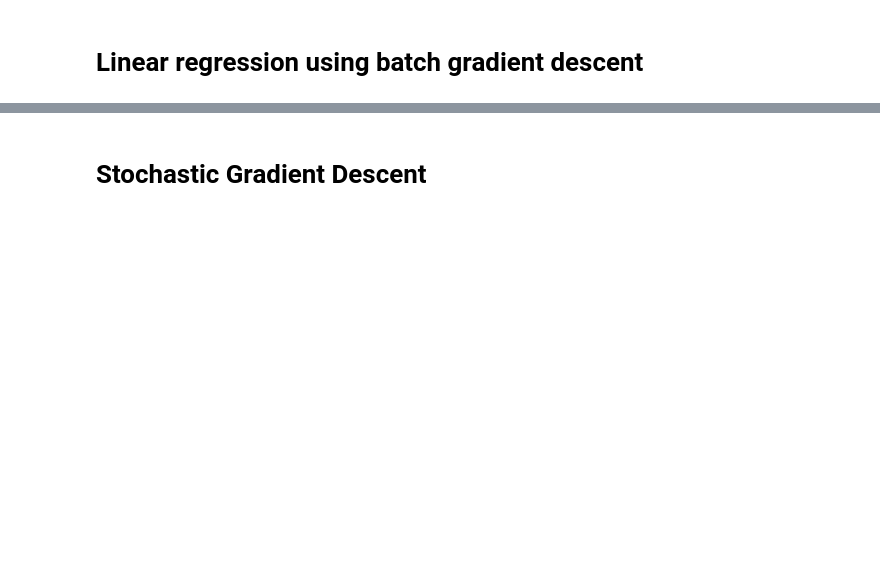
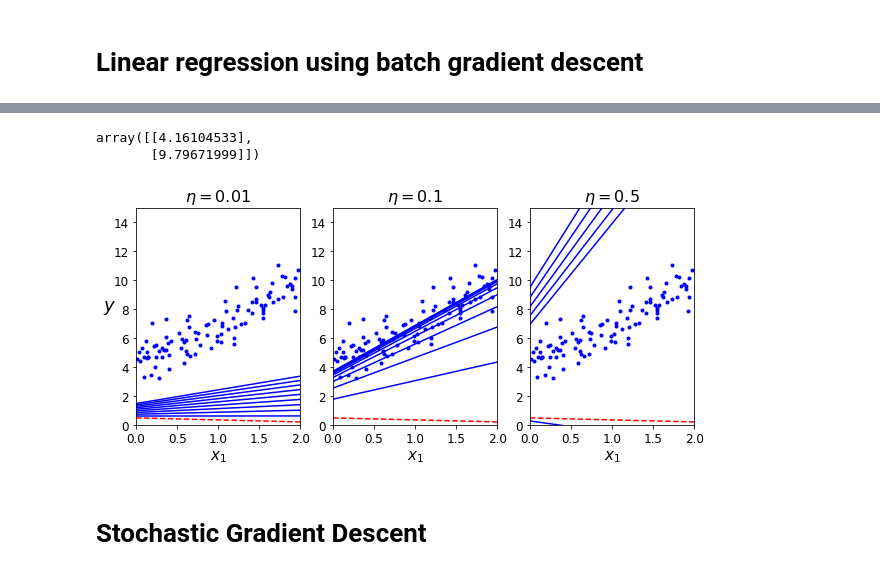
Before and after one commit to codingpanda19/mlgeo, a Jupyter notebook: 08_regularization/mlgeo_08_sgd_regularization.ipynb, the cells around one changed output, grey strips where cells are left out. Drawn from its saved outputs; the diff is of its cells as text; code cells hidden in the pictures; blank space fills up the shorter version.

```diff
--- a/08_regularization/mlgeo_08_sgd_regularization.ipynb
+++ b/08_regularization/mlgeo_08_sgd_regularization.ipynb
@@ -116,5 +145,8 @@ theta
 # %%
-# X_new_b.dot(theta)
+X_new_b.dot(theta)
+# %% [output]
+array([[4.16104533],
+       [9.79671999]])
 # %%
 # strore theta 0, 1 parameters' progress to plot it
 # calculate and plot function
@@ -143,15 +175,18 @@ def plot_gradient_descent(theta, eta, theta_path=None):
 # %%
 # Plot scenarios with etha: 0.02, 0.1 and 0.5
 
 np.random.seed(42)
 theta = np.random.randn(2,1)  # random initialization
 
 plt.figure(figsize=(10,4))
-plt.subplot(131); plot_gradient_descent(theta, eta=0.02)
+plt.subplot(131); plot_gradient_descent(theta, eta=0.01)
 plt.ylabel("$y$", rotation=0, fontsize=18)
 plt.subplot(132); plot_gradient_descent(theta, eta=0.1, theta_path=theta_path_bgd)
 plt.subplot(133); plot_gradient_descent(theta, eta=0.5)
 
+# save_fig("gradient_descent_plot")
 plt.show()
+# %% [output]
+[figure, added]
 # %%
 # Use grid search to find plausible learning rate
```
Also changed, not shown: parts of 37 cells of this notebook.
